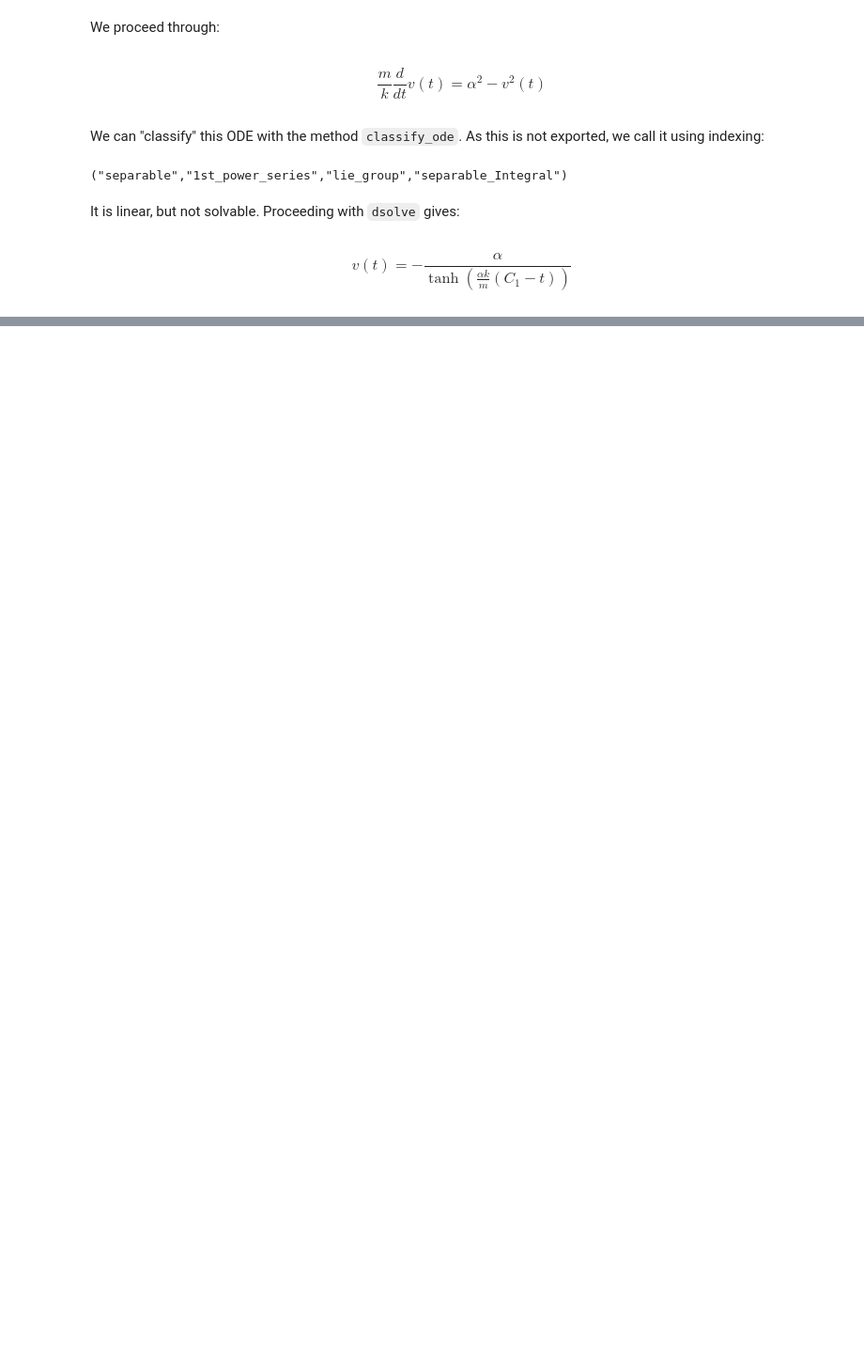
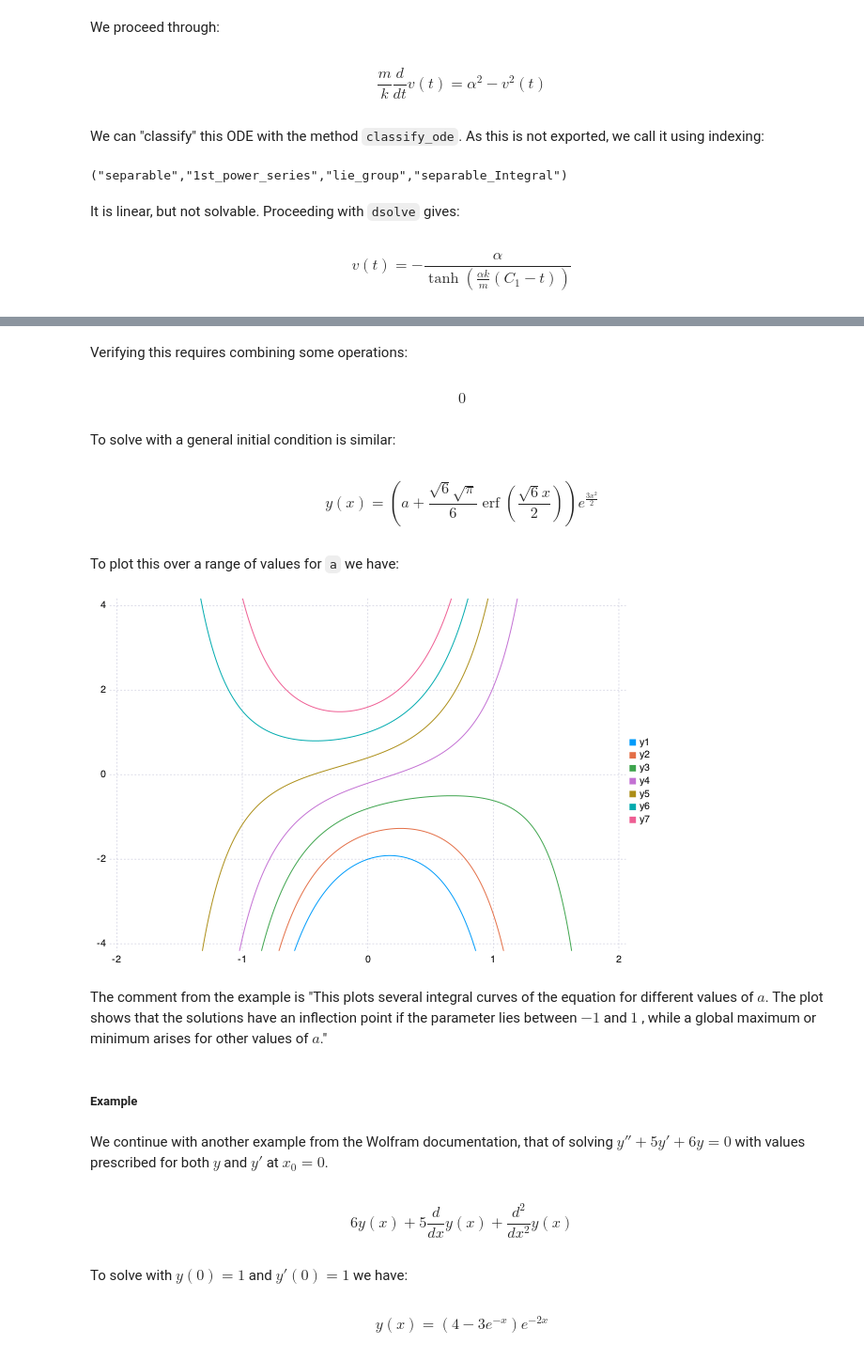
Before and after one commit to JuliaPy/SymPy.jl, a Jupyter notebook: examples/tutorial.ipynb, the cells around one changed output, grey strips where cells are left out. Shown: that part at 94% size. Drawn from its saved outputs; the diff is of its cells as text; code cells hidden in the pictures; blank space fills up the shorter version.

Commit message:
update tutorial with examples for `ivpsolve`

```diff
--- a/examples/tutorial.ipynb
+++ b/examples/tutorial.ipynb
@@ -1292,0 +1305,4 @@ $$v{\left (t \right )} = - \frac{\alpha}{\tanh{\left (\frac{\alpha k}{m} \left(C
+# %%
+y = IVPSolution("y")
+a,x = symbols("a,x")
+eqn = y'(x) - 3*x*y(x) - 1
@@ -1292,0 +1320,44 @@ $$v{\left (t \right )} = - \frac{\alpha}{\tanh{\left (\frac{\alpha k}{m} \left(C
+# %% [markdown]
+<p>Verifying this requires combining some operations:</p>
+# %%
+u = rhs(out)
+diff(u, x) - 3*x*u - 1
+# %% [output]
+$$0$$
+# %% [markdown]
+<p>To solve with a general initial condition is similar:</p>
+# %%
+x0, y0 = 0, a
+out = ivpsolve(eqn, x, (y, x0, y0))
+# %% [output]
+$$y{\left (x \right )} = \left(a + \frac{\sqrt{6} \sqrt{\pi}}{6} \operatorname{erf}{\left (\frac{\sqrt{6} x}{2} \right )}\right) e^{\frac{3 x^{2}}{2}}$$
+# %% [markdown]
+<p>To plot this over a range of values for <code>a</code> we have:</p>
+# %%
+as = -2:0.6:2
+ex = rhs(out)
+p = plot(ex(a=>as[1]), -1.8, 1.8, ylims=(-4, 4))
+for i in as[2:end]
+  plot!(p, ex(a=>i), -1.8, 1.8, ylims=(-4, 4))
+end
+p
+# %% [output]
+[figure, added]
+# %% [markdown]
+<p>The comment from the example is "This plots several integral curves of the equation for different values of $a$. The plot shows that the solutions have an inflection point if the parameter  lies between $-1$ and $1$ , while a global maximum or minimum arises for other values of $a$."</p>
+# %% [markdown]
+<h5>Example</h5>
+# %% [markdown]
+<p>We continue with another example from the Wolfram documentation, that of solving $y'' + 5y' + 6y=0$ with values prescribed for both $y$ and $y'$ at $x_0=0$.</p>
+# %%
+y = IVPSolution("y")
+x = symbols("x")
+eqn = y''(x) + 5y'(x) + 6y(x)
+# %% [output]
+$$6 y{\left (x \right )} + 5 \frac{d}{d x} y{\left (x \right )} + \frac{d^{2}}{d x^{2}}  y{\left (x \right )}$$
+# %% [markdown]
+<p>To solve with $y(0) = 1$ and $y'(0) = 1$ we have:</p>
+# %%
+out = ivpsolve(eqn, x, (y, 0, 1), (y', 0, 1))
+# %% [output]
+$$y{\left (x \right )} = \left(4 - 3 e^{- x}\right) e^{- 2 x}$$
```
Also changed, not shown: parts of 61 cells of this notebook, 1 other file.
